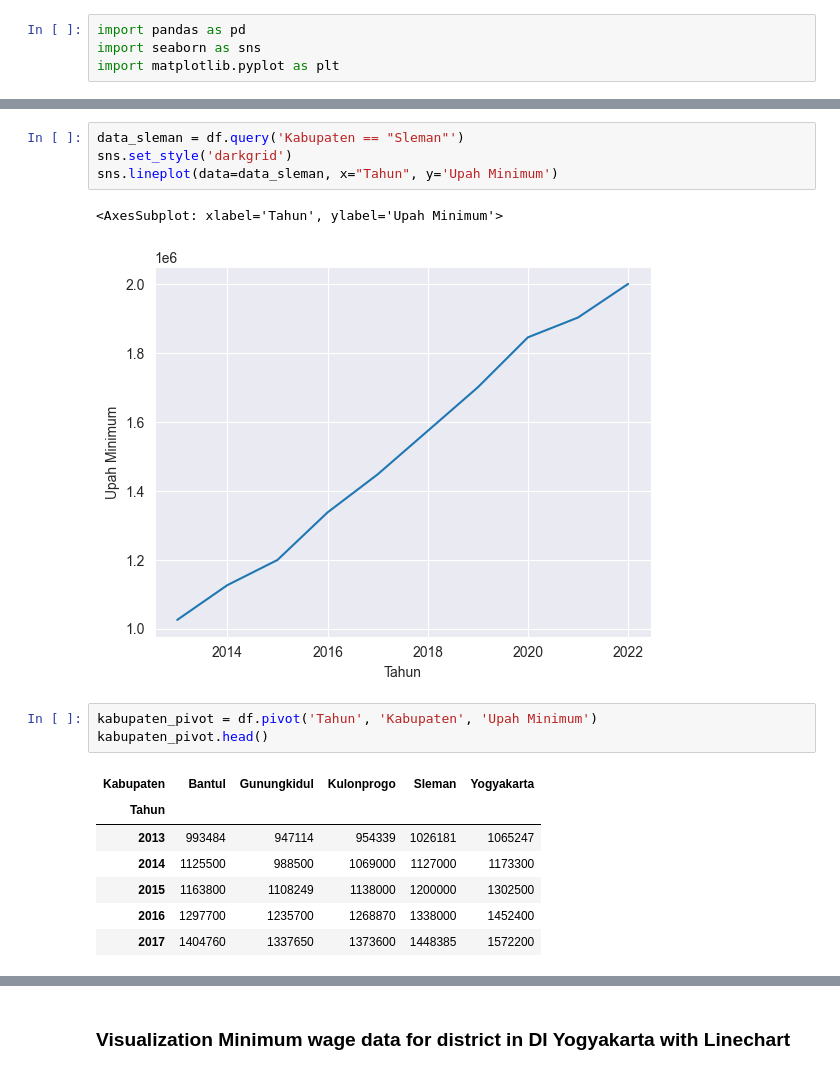
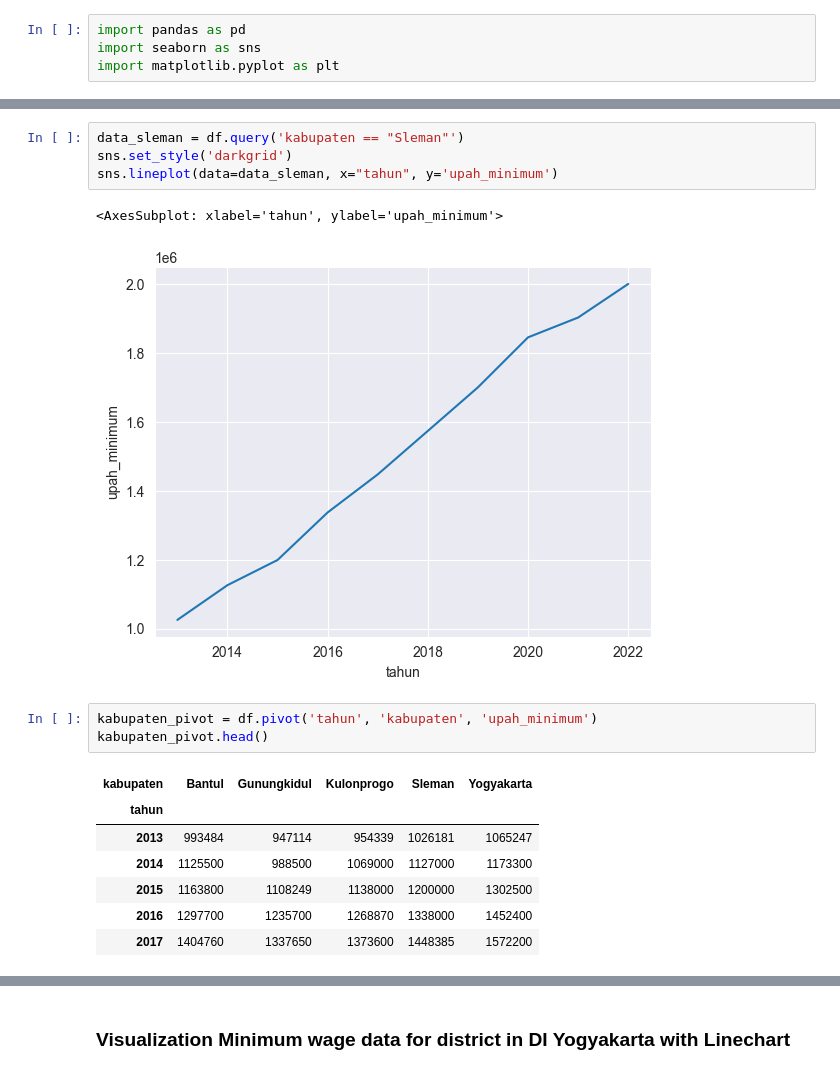
Before and after one commit to gitbarok/Data-Preparation-and-VIsualization-UMP-Kabupaten-Provinsi-DI-Yogyakarta, a Jupyter notebook: notebooks/data_visualization.ipynb, the cells around one changed output, grey strips where cells are left out. Saved outputs shown, nothing was run; the diff lists cells and outputs as text.

```diff
--- a/notebooks/data_visualization.ipynb
+++ b/notebooks/data_visualization.ipynb
@@ -24,18 +24,18 @@ df
 | 48 | Sleman | 2022 | 2001000 | 1903500.0 | 97500.0 | 5.12 |
 | 49 | Yogyakarta | 2022 | 2153970 | 2069530.0 | 84440.0 | 4.08 |
 # %%
-data_sleman = df.query('Kabupaten == "Sleman"')
+data_sleman = df.query('kabupaten == "Sleman"')
 sns.set_style('darkgrid')
-sns.lineplot(data=data_sleman, x="Tahun", y='Upah Minimum')
+sns.lineplot(data=data_sleman, x="tahun", y='upah_minimum')
 # %% [output]
-<AxesSubplot: xlabel='Tahun', ylabel='Upah Minimum'>
+<AxesSubplot: xlabel='tahun', ylabel='upah_minimum'>
-[figure, old version]
+[figure, new version]
 # %%
-kabupaten_pivot = df.pivot('Tahun', 'Kabupaten', 'Upah Minimum')
+kabupaten_pivot = df.pivot('tahun', 'kabupaten', 'upah_minimum')
 kabupaten_pivot.head()
 # %% [output]
-| Kabupaten | Bantul | Gunungkidul | Kulonprogo | Sleman | Yogyakarta |
-| Tahun |  |  |  |  |  |
+| kabupaten | Bantul | Gunungkidul | Kulonprogo | Sleman | Yogyakarta |
+| tahun |  |  |  |  |  |
 | 2013 | 993484 | 947114 | 954339 | 1026181 | 1065247 |
 | 2014 | 1125500 | 988500 | 1069000 | 1127000 | 1173300 |
 | 2015 | 1163800 | 1108249 | 1138000 | 1200000 | 1302500 |
```
Also changed, not shown: parts of 6 cells of this notebook, 2 other files.
